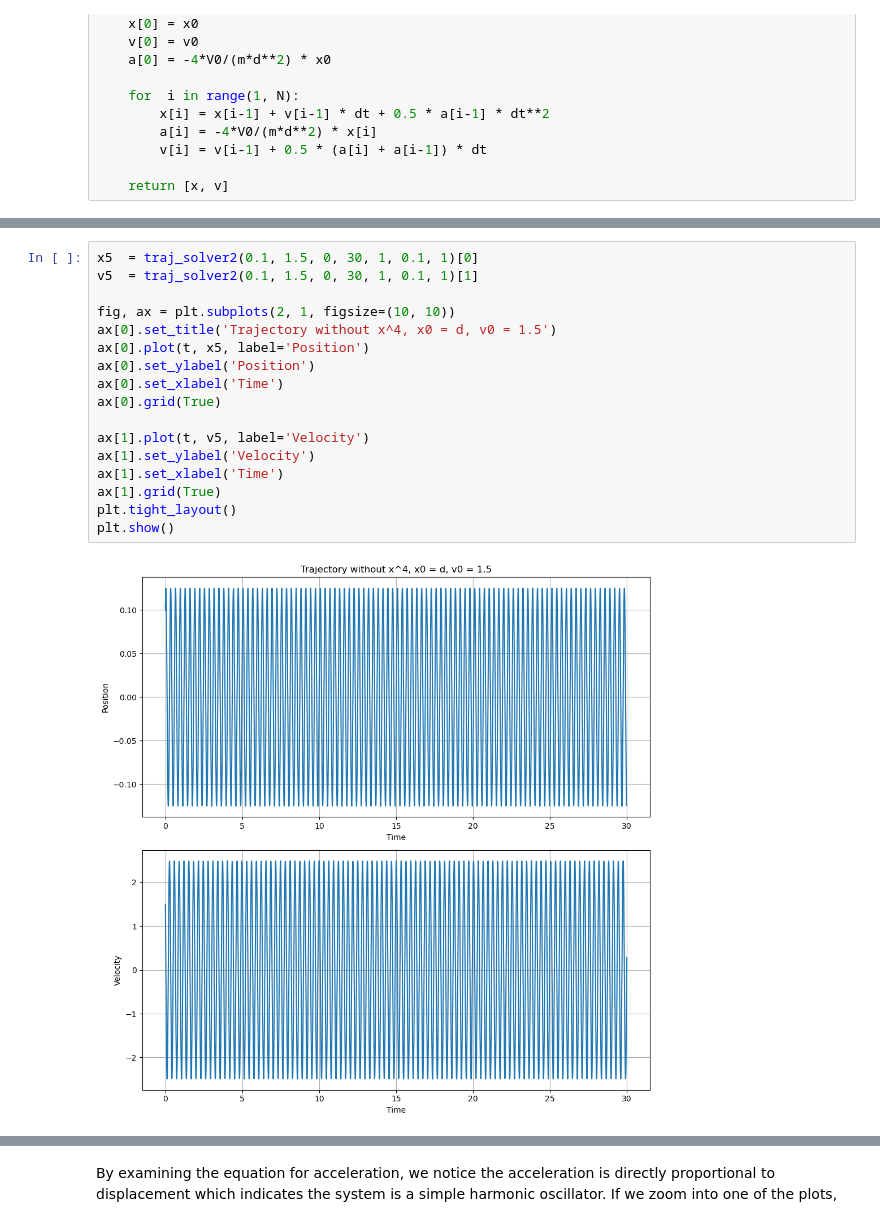
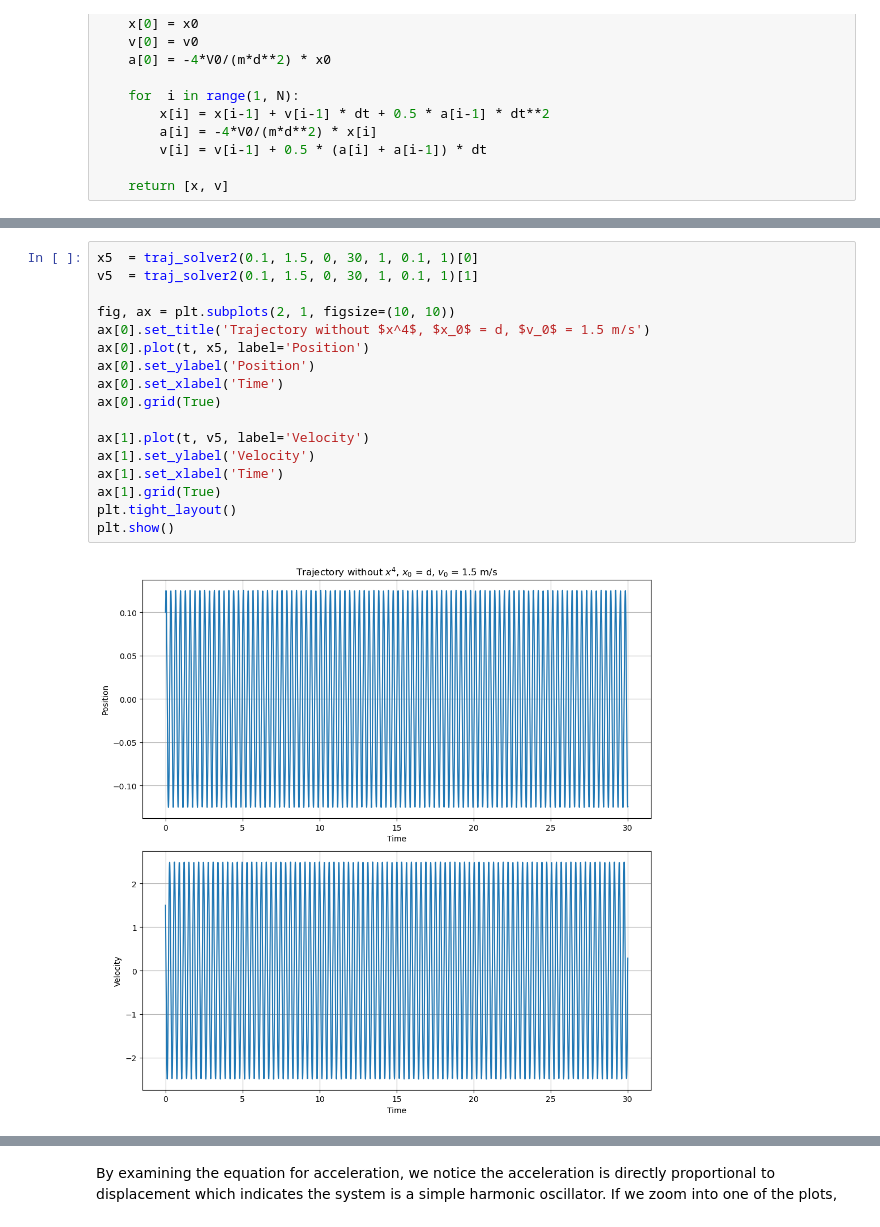
Before and after one commit to BruhddyTheThird/ProfCPisGoatedLib, a Jupyter notebook: Midterm Files/Midterm Ex2.ipynb, the cells around one changed output, grey strips where cells are left out. Drawn from its saved outputs; the diff is of its cells as text.

```diff
--- a/Midterm Files/Midterm Ex2.ipynb
+++ b/Midterm Files/Midterm Ex2.ipynb
@@ -128,22 +128,22 @@ plt.show()
 # %%
 x5  = traj_solver2(0.1, 1.5, 0, 30, 1, 0.1, 1)[0]
 v5  = traj_solver2(0.1, 1.5, 0, 30, 1, 0.1, 1)[1]
 
 fig, ax = plt.subplots(2, 1, figsize=(10, 10))
-ax[0].set_title('Trajectory without x^4, x0 = d, v0 = 1.5')
+ax[0].set_title('Trajectory without $x^4$, $x_0$ = d, $v_0$ = 1.5 m/s')
 ax[0].plot(t, x5, label='Position')
 ax[0].set_ylabel('Position')
 ax[0].set_xlabel('Time')
 ax[0].grid(True)
 
 ax[1].plot(t, v5, label='Velocity')
 ax[1].set_ylabel('Velocity')
 ax[1].set_xlabel('Time')
 ax[1].grid(True)
 plt.tight_layout()
 plt.show()
 # %% [output]
-[figure, old version]
+[figure, new version]
 # %%
 x6  = traj_solver2(0.1, 2.5, 0, 30, 1, 0.1, 1)[0]
 v6  = traj_solver2(0.1, 2.5, 0, 30, 1, 0.1, 1)[1]
```
Also changed, not shown: parts of 6 cells of this notebook.
